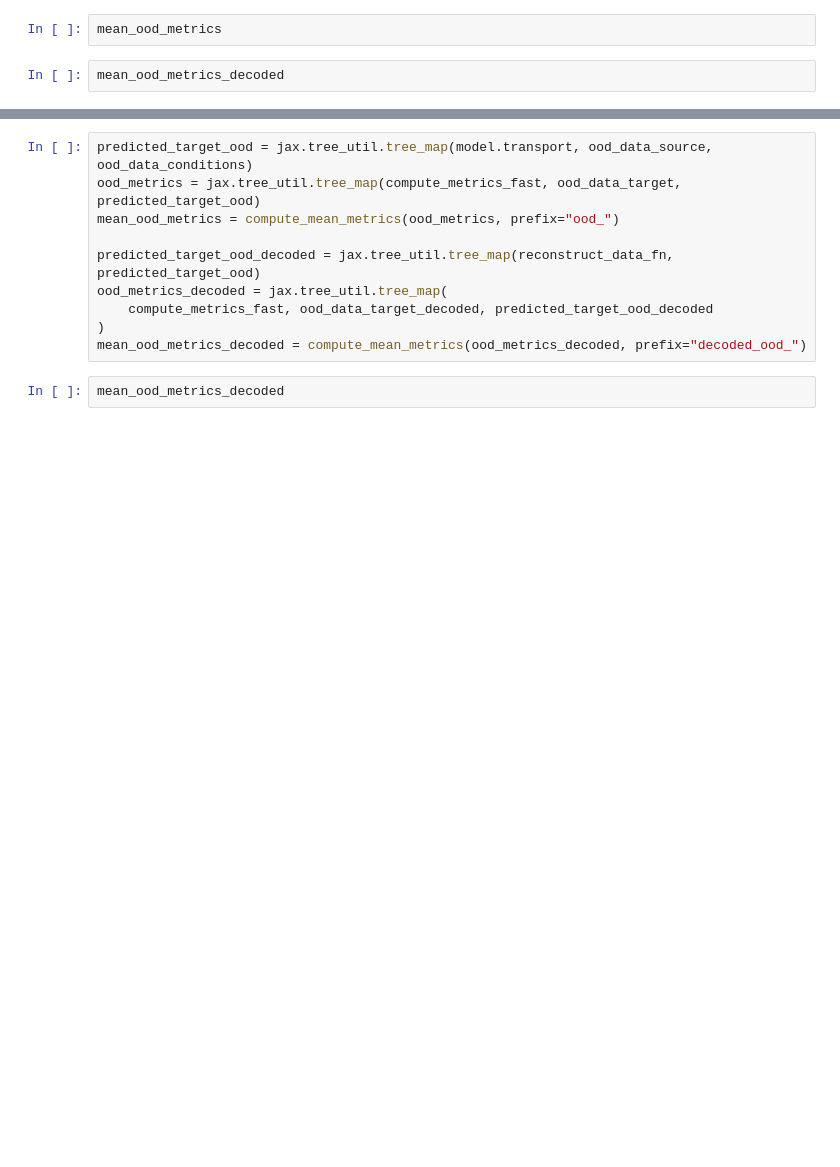
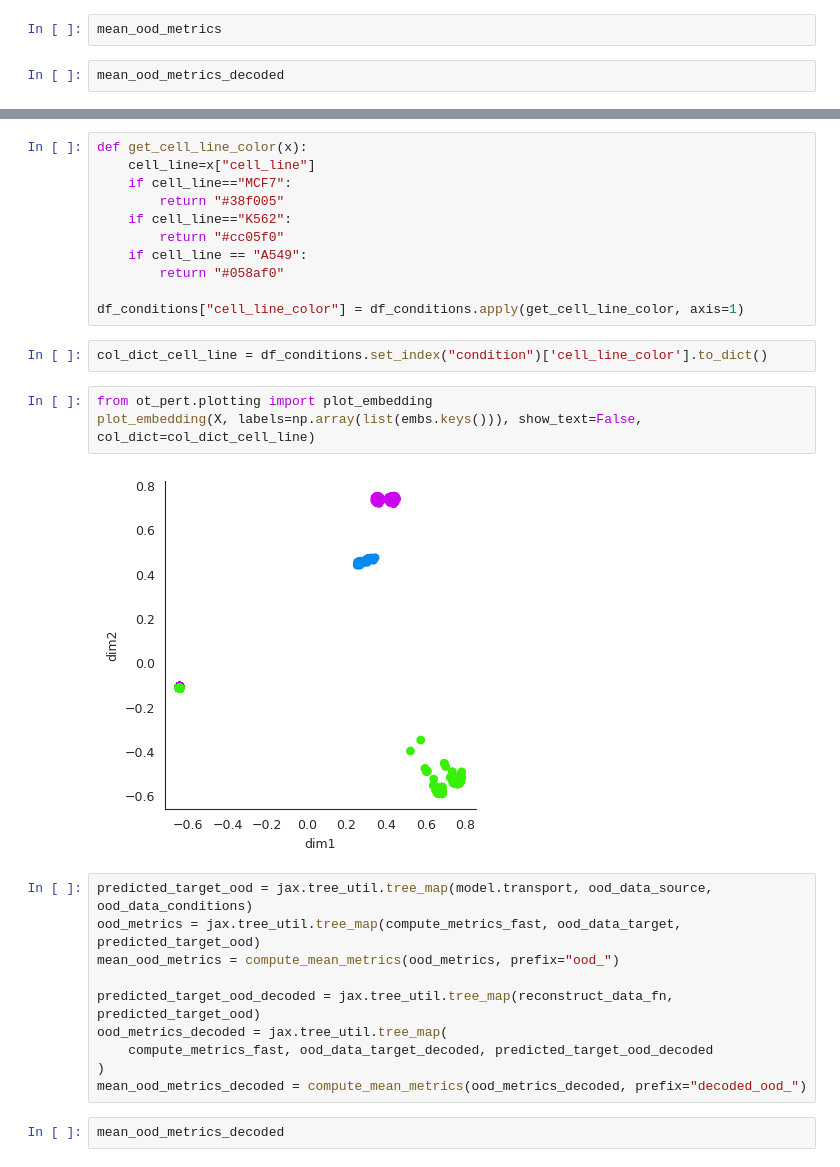
Before and after one commit to theislab/cellflow_reproducibility, a Jupyter notebook: notebooks/test_runs/test_genot_sciplex.ipynb, the cells around one changed output, grey strips where cells are left out. Saved outputs shown, nothing was run; the diff lists cells and outputs as text; blank space fills up the shorter version.

```diff
--- a/notebooks/test_runs/test_genot_sciplex.ipynb
+++ b/notebooks/test_runs/test_genot_sciplex.ipynb
@@ -412,3 +468,21 @@ embs = jax.tree_util.tree_map(lambda x: vf.get_embedding(model.vf_state, x[0]),
+# %%
+def get_cell_line_color(x):
+    cell_line=x["cell_line"]
+    if cell_line=="MCF7":
+        return "#38f005"
+    if cell_line=="K562":
+        return "#cc05f0"
+    if cell_line == "A549":
+        return "#058af0"
+
+df_conditions["cell_line_color"] = df_conditions.apply(get_cell_line_color, axis=1)
+# %%
+col_dict_cell_line = df_conditions.set_index("condition")['cell_line_color'].to_dict()
+# %%
+from ot_pert.plotting import plot_embedding
+plot_embedding(X, labels=np.array(list(embs.keys())), show_text=False, col_dict=col_dict_cell_line)
+# %% [output]
+[figure, added]
 # %%
 predicted_target_ood = jax.tree_util.tree_map(model.transport, ood_data_source, ood_data_conditions)
 ood_metrics = jax.tree_util.tree_map(compute_metrics_fast, ood_data_target, predicted_target_ood)
```
Also changed, not shown: parts of 18 cells of this notebook, 5 other files.
